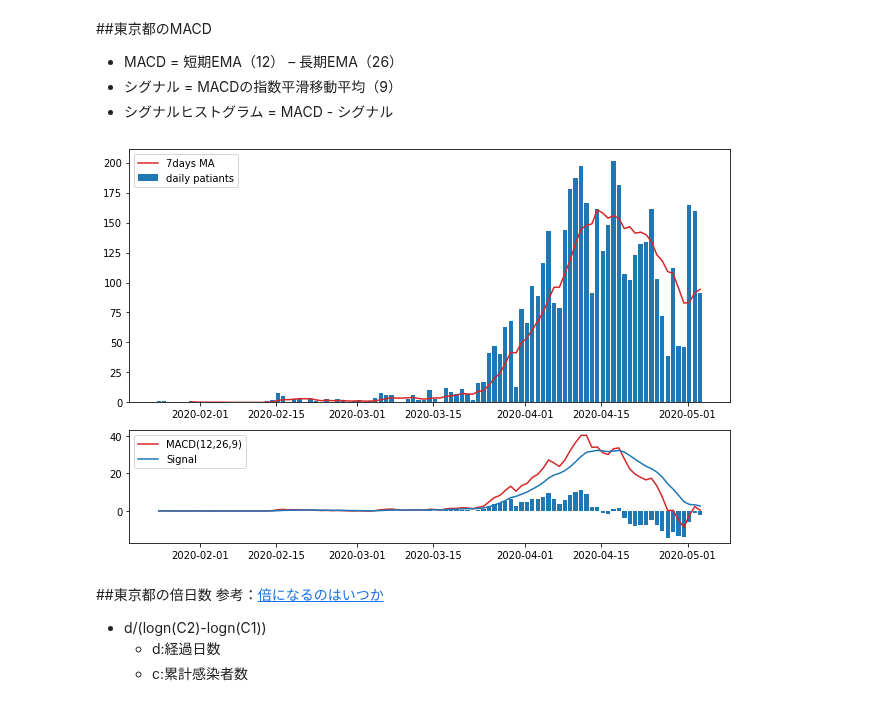
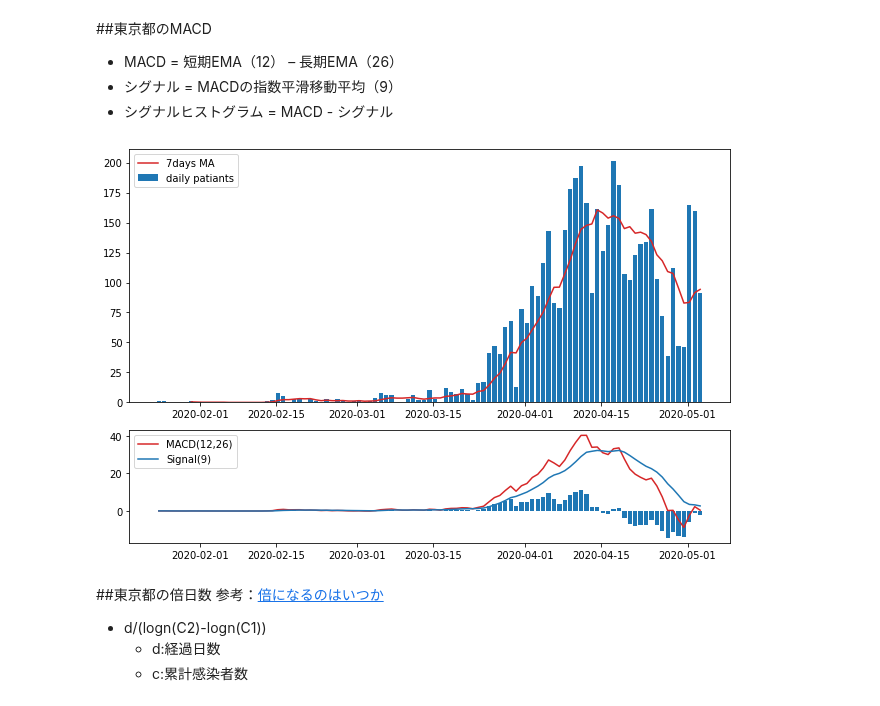
Before and after one commit to pekopeko1/covid-19, a Jupyter notebook: covid_19.ipynb, the cells around one changed output. Saved outputs shown, nothing was run; the diff lists cells and outputs as text; code cells hidden in the pictures.

```diff
--- a/covid_19.ipynb
+++ b/covid_19.ipynb
@@ -87,17 +87,17 @@ macdhist_data = list(np.array(macd_data) - np.array(signal_data))
 # %%
 fig = plt.figure(figsize=(9,6))
 ax1 = plt.subplot2grid((3,1), (0,0), rowspan=2)
 ax2 = plt.subplot2grid((3,1), (2,0))
 ax1.plot(date_data, dma7_data, c='C3', mew='3', label='7days MA')
 ax1.bar(date_data, dc_data, label='daily patiants')
 ax1.legend()
-ax2.plot(date_data, macd_data, c='C3', mew='3', label='MACD(12,26,9)')
-ax2.plot(date_data, signal_data, c='C0', mew='3', label='Signal')
+ax2.plot(date_data, macd_data, c='C3', mew='3', label='MACD(12,26)')
+ax2.plot(date_data, signal_data, c='C0', mew='3', label='Signal(9)')
 ax2.bar(date_data, macdhist_data)
 ax2.legend()
 fig.tight_layout()
 # %% [output]
-[figure, old version]
+[figure, new version]
 # %% [markdown]
 ##東京都の倍日数
 参考：[倍になるのはいつか](https://note.com/ogatahisato/n/nc72e01b64a7c)
```
Also changed, not shown: parts of 2 cells of this notebook.
